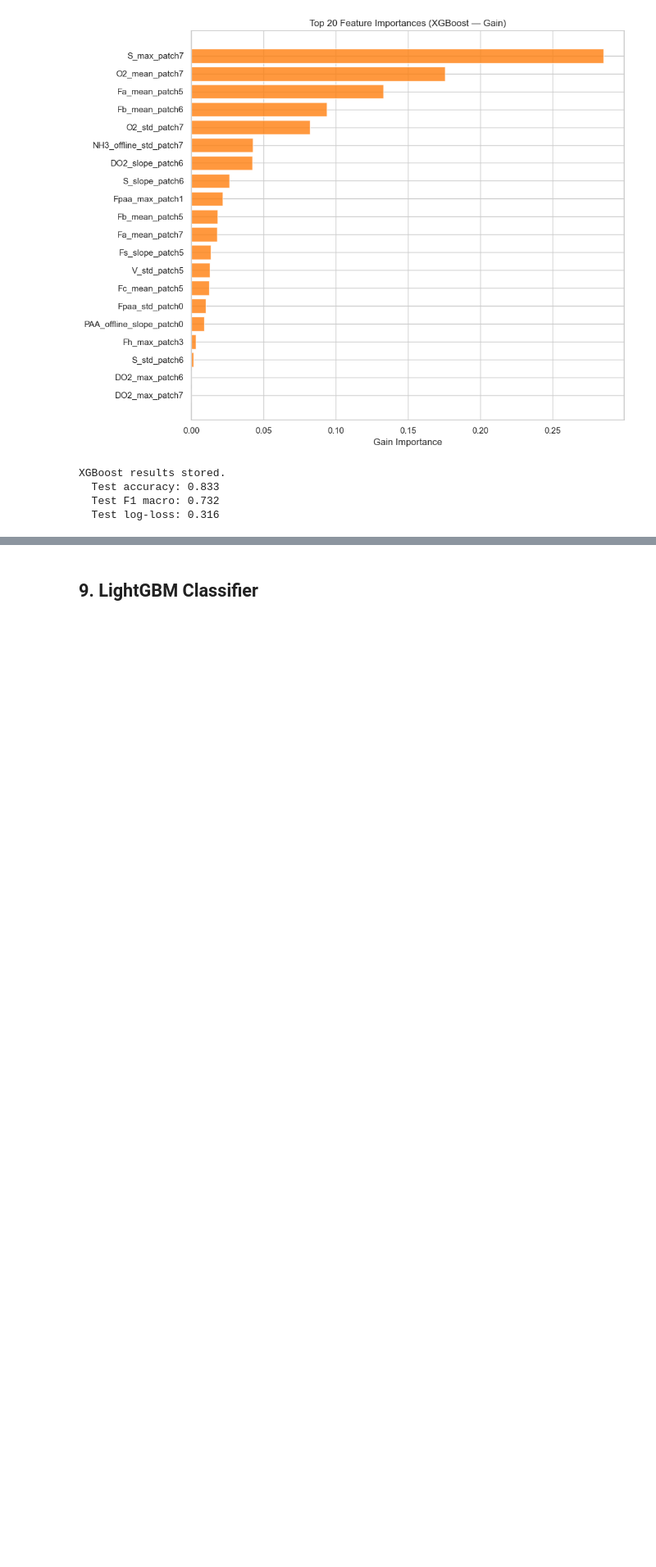
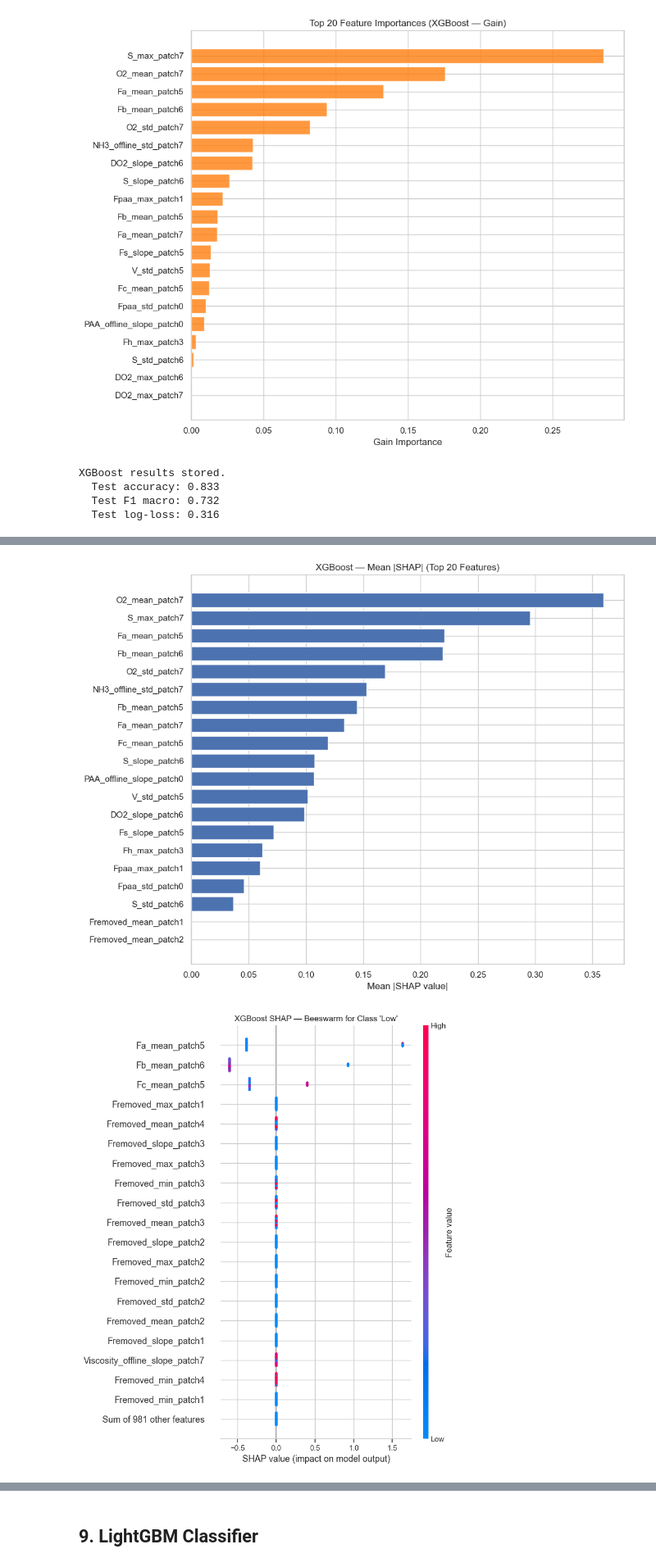
Before and after one commit to apalombit/IndPenSim_Forecast_UDA, a Jupyter notebook: notebooks/step2_classification.ipynb, the cells around one changed output, grey strips where cells are left out. Shown at 82% size. Drawn from its saved outputs; the diff is of its cells as text; code cells hidden in the pictures; blank space fills up the shorter version.

Commit message:
shap for xgboost intepretation

```diff
--- a/notebooks/step2_classification.ipynb
+++ b/notebooks/step2_classification.ipynb
@@ -920,0 +925,47 @@ XGBoost results stored.
+# %%
+import shap
+
+# TreeExplainer is optimized for tree-based models
+explainer = shap.TreeExplainer(xgb_best)
+
+# Use DataFrame with feature names for readable plots
+X_test_df = pd.DataFrame(X_test_scaled, columns=feature_names)
+X_train_df = pd.DataFrame(X_train_scaled, columns=feature_names)
+
+# Compute SHAP values on test set
+shap_values_test = explainer(X_test_df)
+# %%
+# Extract 2D data matrix (same input features regardless of class)
+data_2d = shap_values_test.data if shap_values_test.data.ndim == 2 else shap_values_test.data[:, :, 0]
+
+# Global bar plot — mean |SHAP| aggregated across classes (matplotlib, avoids 3D issue)
+mean_abs_shap_bar = np.abs(shap_values_test.values).mean(axis=(0, 2))
+top20_idx = np.argsort(mean_abs_shap_bar)[-20:][::-1]
+
+fig, ax = plt.subplots(figsize=(10, 8))
+y_pos = np.arange(20)
+ax.barh(y_pos, mean_abs_shap_bar[top20_idx][::-1])
+ax.set_yticks(y_pos)
+ax.set_yticklabels([feature_names[i] for i in top20_idx[::-1]])
+ax.set_xlabel("Mean |SHAP value|")
+ax.set_title("XGBoost — Mean |SHAP| (Top 20 Features)")
+plt.tight_layout()
+plt.savefig("../outputs/figures/xgb_shap_bar.png", dpi=150, bbox_inches='tight')
+plt.show()
+
+# Per-class beeswarm plots (construct 2D Explanation per class)
+for cls_idx, cls_name in enumerate(CLASS_NAMES):
+    cls_exp = shap.Explanation(
+        values=shap_values_test.values[:, :, cls_idx],
+        base_values=shap_values_test.base_values[:, cls_idx],
+        data=data_2d,
+        feature_names=feature_names,
+    )
+    shap.plots.beeswarm(cls_exp, max_display=20, show=False)
+    plt.title(f"XGBoost SHAP — Beeswarm for Class '{cls_name}'")
+    plt.tight_layout()
+    plt.savefig(f"../outputs/figures/xgb_shap_beeswarm_{cls_name.lower()}.png", dpi=150, bbox_inches='tight')
+    plt.show()
+# %% [output]
+[figure, added]
+[figure, added]
```
Also changed, not shown: parts of 5 cells of this notebook, 1 other file.
